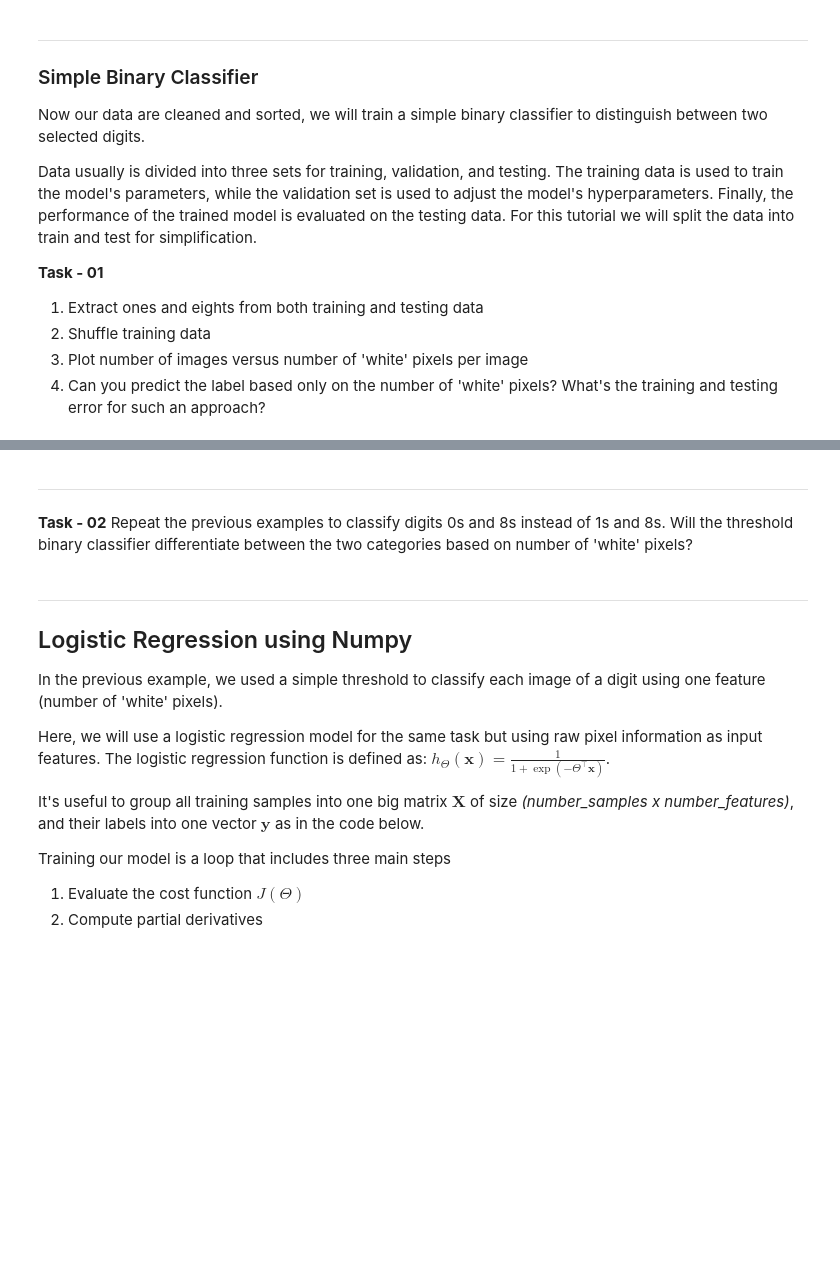
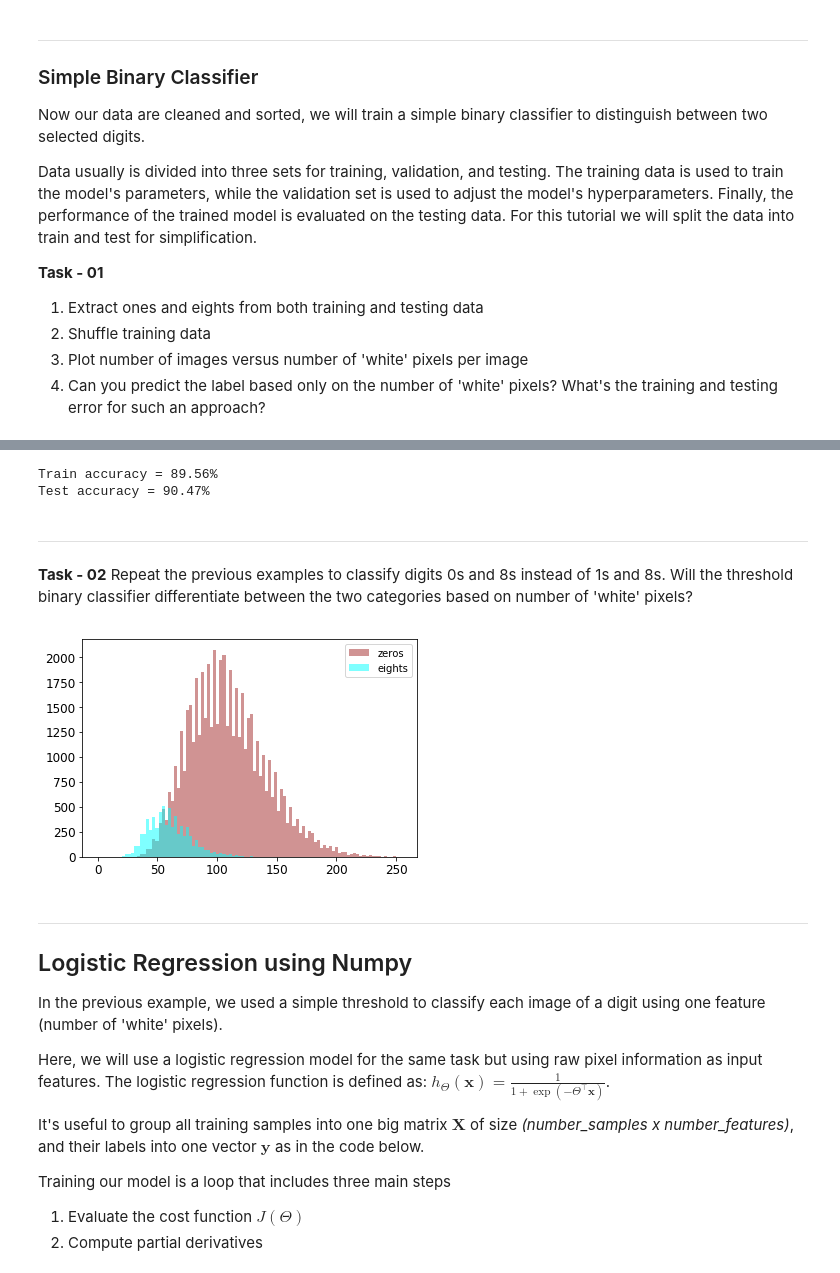
Before and after one commit to adicatana/ml_imaging_tutorials_imperial, a Jupyter notebook: MLI-Tutorial-1-Solution.ipynb, the cells around one changed output, grey strips where cells are left out. Cells and saved outputs as stored; diff of their text form; code cells hidden in the pictures; blank space fills up the shorter version.

```diff
--- a/MLI-Tutorial-1-Solution.ipynb
+++ b/MLI-Tutorial-1-Solution.ipynb
@@ -30,7 +30,7 @@ plt.rcParams['xtick.labelsize'] = 12
 plt.rcParams['ytick.labelsize'] = 12
 
 # data directory
-data_dir = '/vol/lab/course/416/data/mnist'
+data_dir = '/home/adicatana/mli_tutorial_1/mnist'
 # %% [markdown]
 ---
 
@@ -179,6 +192,9 @@ print('Train accuracy = {:.2f}%'.format(100.0*train_acc))
 
 test_acc = (predicted_test_labels == selected_test_labels).mean()
 print('Test accuracy = {:.2f}%'.format(100.0*test_acc))
+# %% [output]
+Train accuracy = 89.56%
+Test accuracy = 90.47%
 # %% [markdown]
 ---
 **Task - 02**
@@ -186,22 +202,24 @@ Repeat the previous examples to classify digits 0s and 8s instead of 1s and 8s.
 # %%
 ############################################################################
 # Q: extract zeros and eights digits from both training and testing data
 ############################################################################
-labels_to_select = [0,8]
+labels_to_select = [0,1, 2, 3, 4, 5, 6, 7, 8, 9]
 selected_train_data, selected_train_labels = sample_data_digits(train_data,train_labels,labels_to_select)
 selected_test_data, selected_test_labels = sample_data_digits(test_data,test_labels,labels_to_select)
 
 ############################################################
 # Q: plot number of images versus number of pixels
 ############################################################
 
 sum_selected_train_data_digit_0 = np.squeeze(np.sum(selected_train_data[selected_train_labels==0],axis=1))
 sum_selected_train_data_digit_1 = np.squeeze(np.sum(selected_train_data[selected_train_labels==1],axis=1))
 
 plt.hist(sum_selected_train_data_digit_0, bins=100, range=(0.0, 255.0), fc=[0.64,0.16,0.16,0.5])
 plt.hist(sum_selected_train_data_digit_1, bins=100, range=(0.0, 255.0), fc=[0,1,1,0.5])
 plt.legend(['zeros','eights'])
 plt.show()
+# %% [output]
+[figure, added]
 # %% [markdown]
 ---
 ## Logistic Regression using Numpy
```
Also changed, not shown: parts of 6 cells of this notebook, 2 other files.
